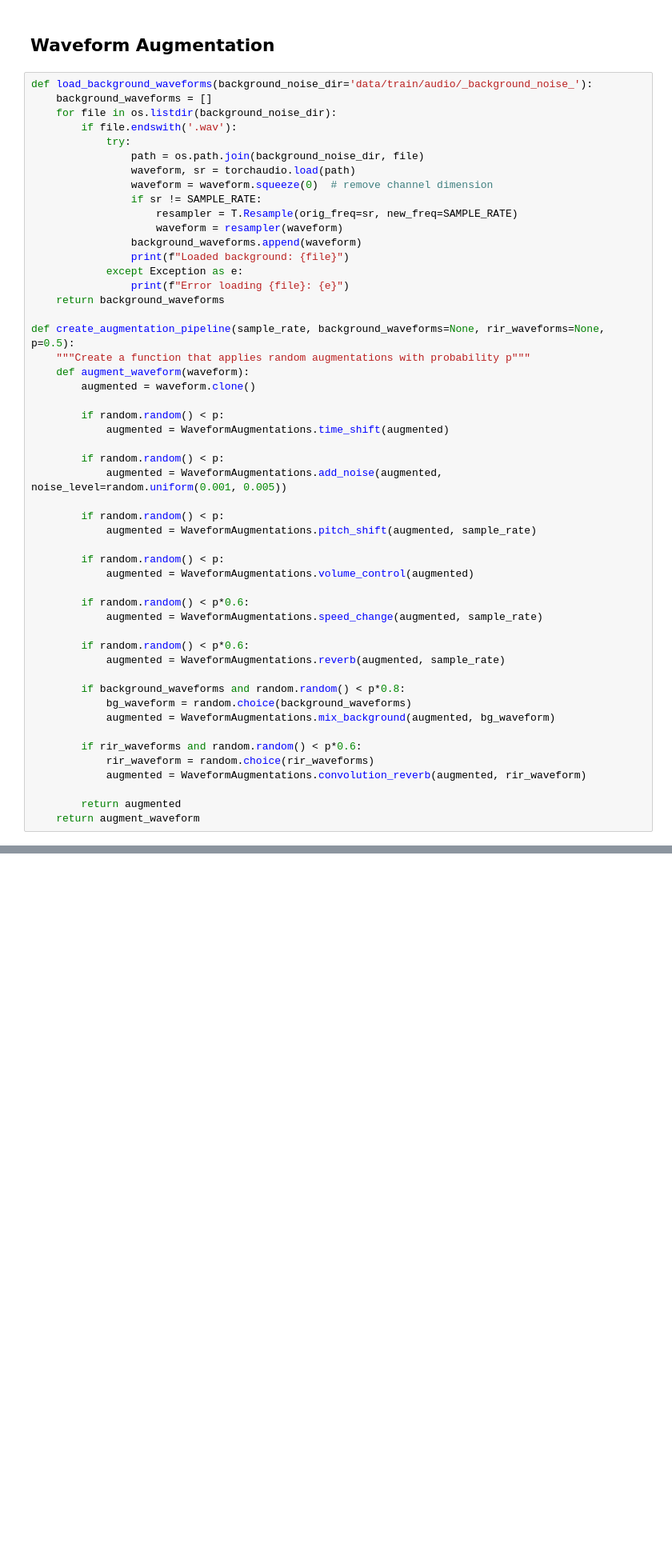
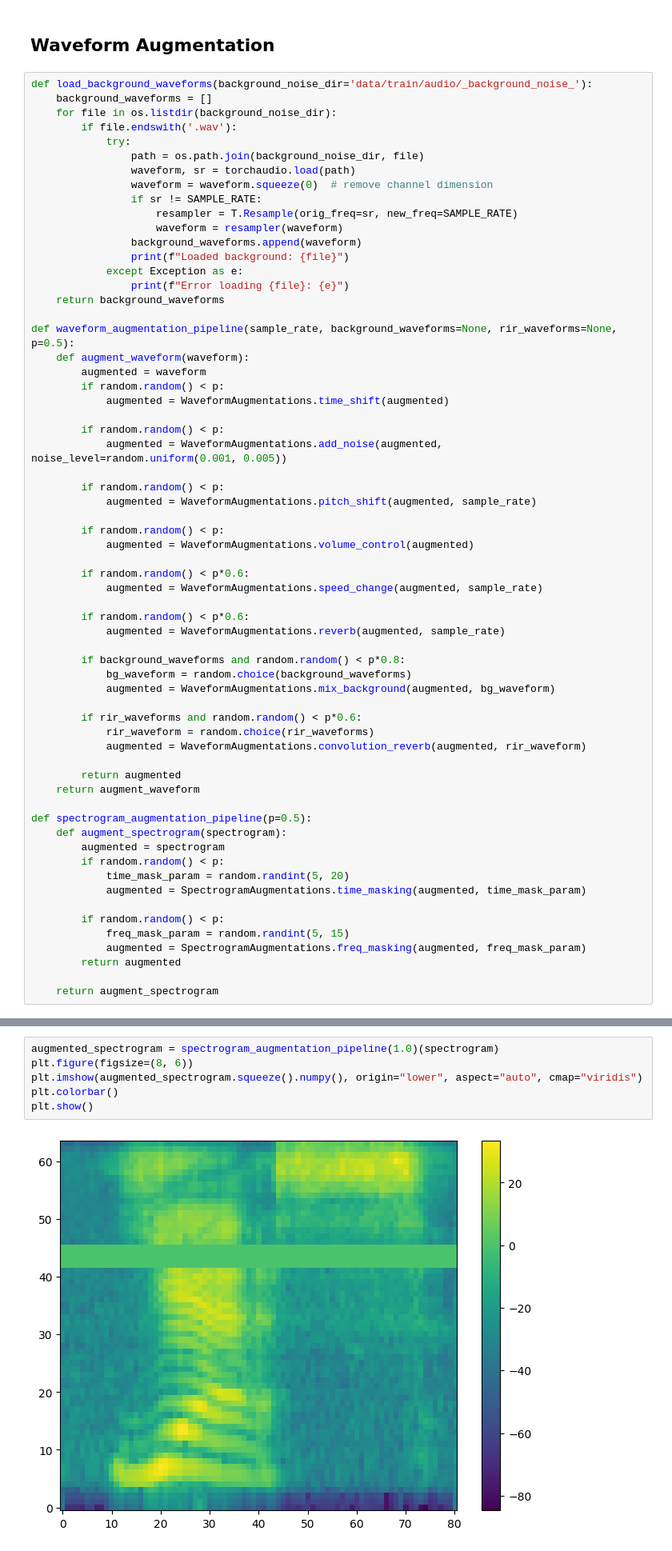
Before and after one commit to r-ost/wztum-project, a Jupyter notebook: prepare_dataset.ipynb, the cells around one changed output, grey strips where cells are left out. Shown: that part at 80% size. Drawn from its saved outputs; the diff is of its cells as text; blank space fills up the shorter version.

```diff
--- a/prepare_dataset.ipynb
+++ b/prepare_dataset.ipynb
@@ -37,11 +42,9 @@ def load_background_waveforms(background_noise_dir='data/train/audio/_background
                 print(f"Error loading {file}: {e}")
     return background_waveforms
 
-def create_augmentation_pipeline(sample_rate, background_waveforms=None, rir_waveforms=None, p=0.5):
-    """Create a function that applies random augmentations with probability p"""
+def waveform_augmentation_pipeline(sample_rate, background_waveforms=None, rir_waveforms=None, p=0.5):
     def augment_waveform(waveform):
-        augmented = waveform.clone()
-
+        augmented = waveform
         if random.random() < p:
             augmented = WaveformAugmentations.time_shift(augmented)
 
@@ -70,4 +73,18 @@ def create_augmentation_pipeline(sample_rate, background_waveforms=None, rir_wav
 
         return augmented
     return augment_waveform
+
+def spectrogram_augmentation_pipeline(p=0.5):
+    def augment_spectrogram(spectrogram):
+        augmented = spectrogram
+        if random.random() < p:
+            time_mask_param = random.randint(5, 20)
+            augmented = SpectrogramAugmentations.time_masking(augmented, time_mask_param)
+
+        if random.random() < p:
+            freq_mask_param = random.randint(5, 15)
+            augmented = SpectrogramAugmentations.freq_masking(augmented, freq_mask_param)
+        return augmented
+
+    return augment_spectrogram
 # %% [markdown]
@@ -101,0 +131,8 @@ def balance_dataset():
+# %%
+augmented_spectrogram = spectrogram_augmentation_pipeline(1.0)(spectrogram)
+plt.figure(figsize=(8, 6))
+plt.imshow(augmented_spectrogram.squeeze().numpy(), origin="lower", aspect="auto", cmap="viridis")
+plt.colorbar()
+plt.show()
+# %% [output]
+[figure, added]
```
Also changed, not shown: parts of 9 cells of this notebook, 1 other file.
